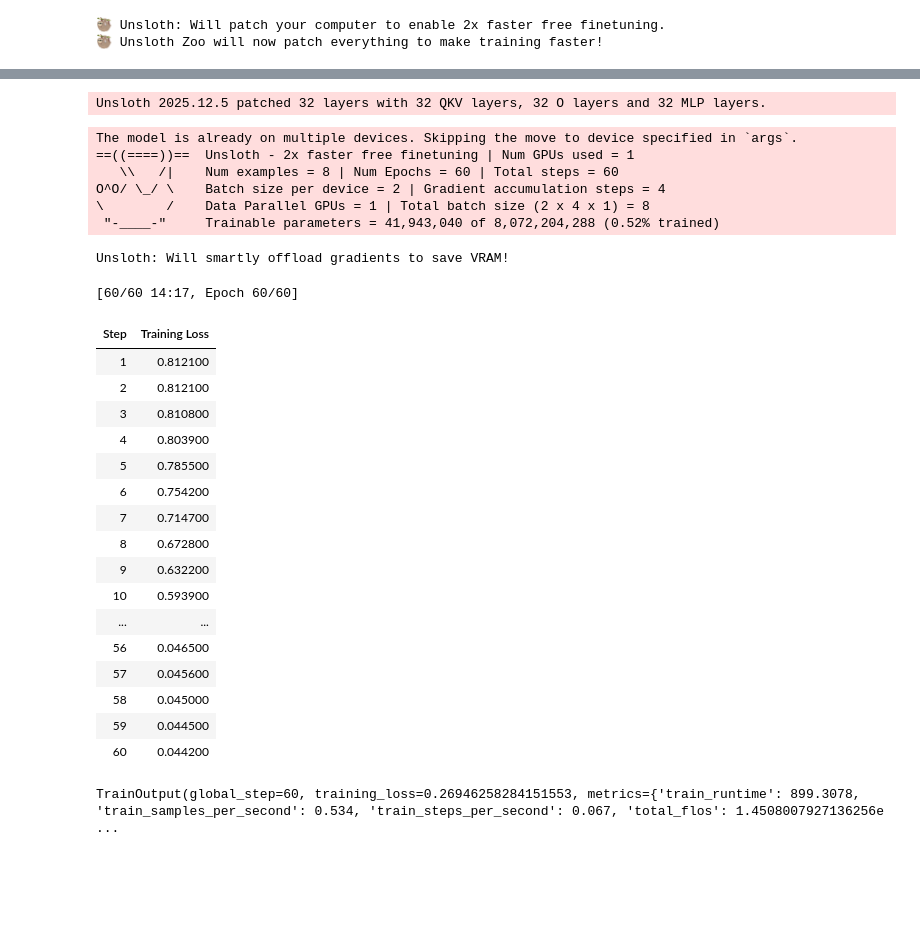
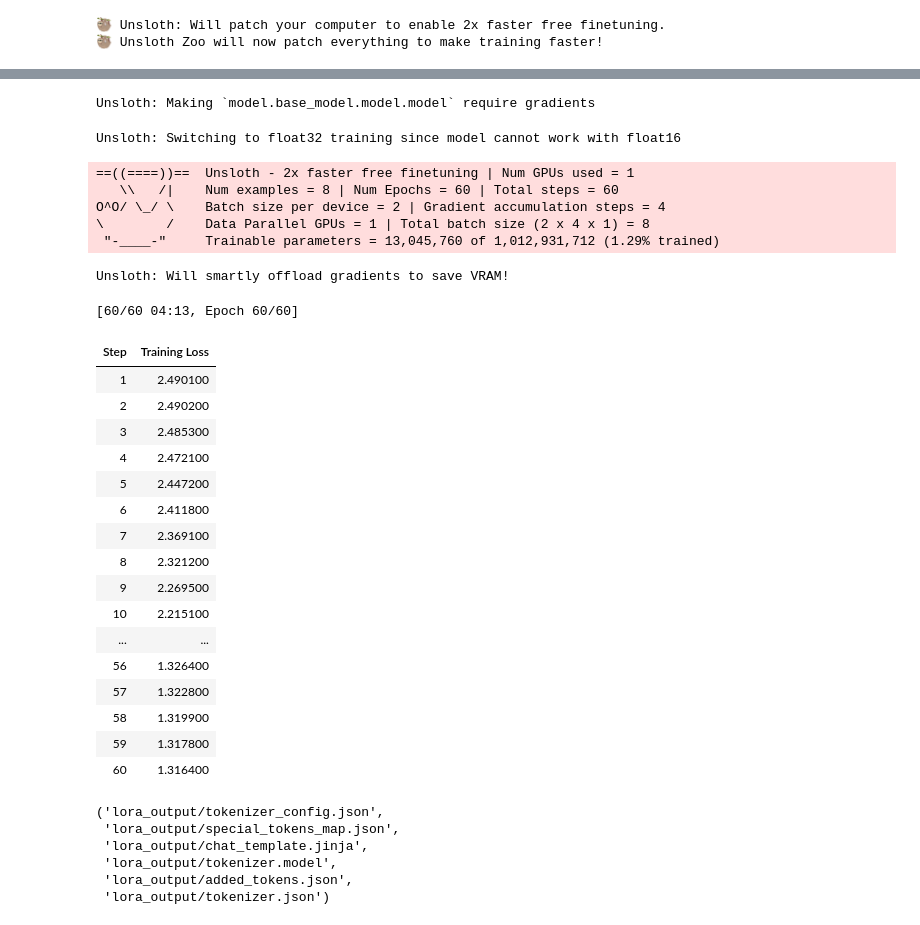
Before and after one commit to dsantasantos/techchallengeFase3, a Jupyter notebook: FineTuning_TC3_V001.ipynb, the cells around one changed output, grey strips where cells are left out. Saved outputs shown, nothing was run; the diff lists cells and outputs as text; code cells hidden in the pictures; blank space fills up the shorter version.

Commit message:
Atualizacao script de fine tuning

```diff
--- a/FineTuning_TC3_V001.ipynb
+++ b/FineTuning_TC3_V001.ipynb
@@ -43,3 +56,10 @@ import pandas as pd
 # %% [output]
 🦥 Unsloth: Will patch your computer to enable 2x faster free finetuning.
 🦥 Unsloth Zoo will now patch everything to make training faster!
+# %%
+# 003 ACESSO AO GOOGLE DRIVE PARTICULAR #
+
+from google.colab import drive
+drive.mount('/content/drive')
+
+pathDataSet = "/content/drive/MyDrive/06-ESTUDOS/FIAP/IA PARA DEVS/Fase 3 - Aulas/0000037_2.xml";
@@ -46,7 +68,10 @@ import pandas as pd
 # %%
+# 004 -FINE-TUNING- MODELO ANTES-TREINO #
+
 max_seq_length = 2048
+
 model, tokenizer = FastLanguageModel.from_pretrained(
-    model_name = "unsloth/llama-3-8b-bnb-4bit",
+    model_name = "unsloth/gemma-3-1b-it-bnb-4bit",
     max_seq_length = max_seq_length,
     dtype = None,
     load_in_4bit = True,
@@ -81,4 +105,6 @@ Antes do treino
 # %%
+# 006 -FINE-TUNING- CONFIGURAÇÃO LORA #
+
 model = FastLanguageModel.get_peft_model(
     model,
     r = 16,
@@ -96,9 +122,11 @@ model = FastLanguageModel.get_peft_model(
     loftq_config = None,  # LoftQ
 )
 # %% [output]
-Unsloth 2025.12.5 patched 32 layers with 32 QKV layers, 32 O layers and 32 MLP layers.
+Unsloth: Making `model.base_model.model.model` require gradients
 # %%
-tree = ET.parse("/content/drive/MyDrive/06-ESTUDOS/FIAP/IA PARA DEVS/Fase 3 - Aulas/0000037_2.xml")
+# 007 -FINE-TUNING- TRATAMENTO DATASET #
+
+tree = ET.parse(pathDataSet)
 root = tree.getroot()
 
 data = []
@@ -138,56 +166,66 @@ def formatting_func(examples):
         texts.append(f"<human>: {question}\n<bot>: {answer}")
     return texts
 # %%
+# 008 -FINE-TUNING- TREINO DO MODELO #
+
 trainer = SFTTrainer(
     model = model,
     train_dataset = dataset,
     formatting_func = formatting_func,
     dataset_text_field = "text",
     max_seq_length = max_seq_length,
     tokenizer = tokenizer,
     args = TrainingArguments(
         per_device_train_batch_size = 2,
         gradient_accumulation_steps = 4,
         warmup_steps = 10,
         max_steps = 60,
         fp16 = not torch.cuda.is_bf16_supported(),
         bf16 = torch.cuda.is_bf16_supported(),
         logging_steps = 1,
         output_dir = "outputs",
         optim = "adamw_8bit",
         weight_decay = 0.01,
         lr_scheduler_type = "linear",
         seed = 3407,
         report_to = "none", # Disable wandb
     ),
 )
 
 trainer.train()
+trainer.save_model("lora_output")
+model.save_pretrained("lora_output")
+tokenizer.save_pretrained("lora_output")
 # %% [output]
-The model is already on multiple devices. Skipping the move to device specified in `args`.
-==((====))==  Unsloth - 2x faster free finetuning | Num GPUs used = 1
-   \\   /|    Num examples = 8 | Num Epochs = 60 | Total steps = 60
-O^O/ \_/ \    Batch size per device = 2 | Gradient accumulation steps = 4
-\        /    Data Parallel GPUs = 1 | Total batch size (2 x 4 x 1) = 8
- "-____-"     Trainable parameters = 41,943,040 of 8,072,204,288 (0.52% trained)
+Unsloth: Switching to float32 training since model cannot work with float16
-Unsloth: Will smartly offload gradients to save VRAM!
+==((====))==  Unsloth - 2x faster free finetuning | Num GPUs used = 1
+   \\   /|    Num examples = 8 | Num Epochs = 60 | Total steps = 60
+O^O/ \_/ \    Batch size per device = 2 | Gradient accumulation steps = 4
+\        /    Data Parallel GPUs = 1 | Total batch size (2 x 4 x 1) = 8
+ "-____-"     Trainable parameters = 13,045,760 of 1,012,931,712 (1.29% trained)
-[60/60 14:17, Epoch 60/60]
+Unsloth: Will smartly offload gradients to save VRAM!
+[60/60 04:13, Epoch 60/60]
 | Step | Training Loss |
-| 1 | 0.812100 |
-| 2 | 0.812100 |
-| 3 | 0.810800 |
-| 4 | 0.803900 |
-| 5 | 0.785500 |
-| 6 | 0.754200 |
-| 7 | 0.714700 |
-| 8 | 0.672800 |
-| 9 | 0.632200 |
-| 10 | 0.593900 |
+| 1 | 2.490100 |
+| 2 | 2.490200 |
+| 3 | 2.485300 |
+| 4 | 2.472100 |
+| 5 | 2.447200 |
+| 6 | 2.411800 |
+| 7 | 2.369100 |
+| 8 | 2.321200 |
+| 9 | 2.269500 |
+| 10 | 2.215100 |
 | ... | ... |
-| 56 | 0.046500 |
-| 57 | 0.045600 |
-| 58 | 0.045000 |
-| 59 | 0.044500 |
-| 60 | 0.044200 |
+| 56 | 1.326400 |
+| 57 | 1.322800 |
+| 58 | 1.319900 |
+| 59 | 1.317800 |
+| 60 | 1.316400 |
-TrainOutput(global_step=60, training_loss=0.26946258284151553, metrics={'train_runtime': 899.3078, 'train_samples_per_second': 0.534, 'train_steps_per_second': 0.067, 'total_flos': 1.4508007927136256e ...
+('lora_output/tokenizer_config.json',
+ 'lora_output/special_tokens_map.json',
+ 'lora_output/chat_template.jinja',
+ 'lora_output/tokenizer.model',
+ 'lora_output/added_tokens.json',
+ 'lora_output/tokenizer.json')
 # %%
```
Also changed, not shown: parts of 16 cells of this notebook.
